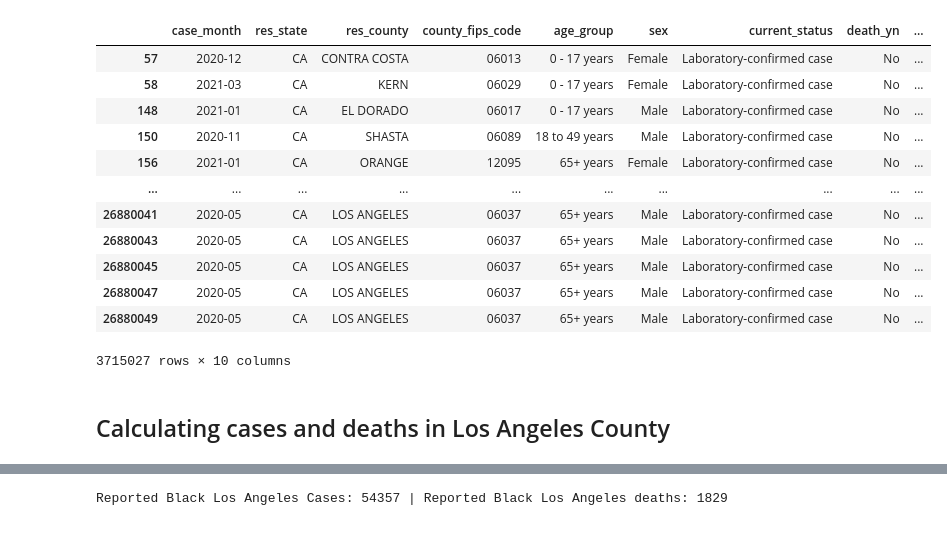
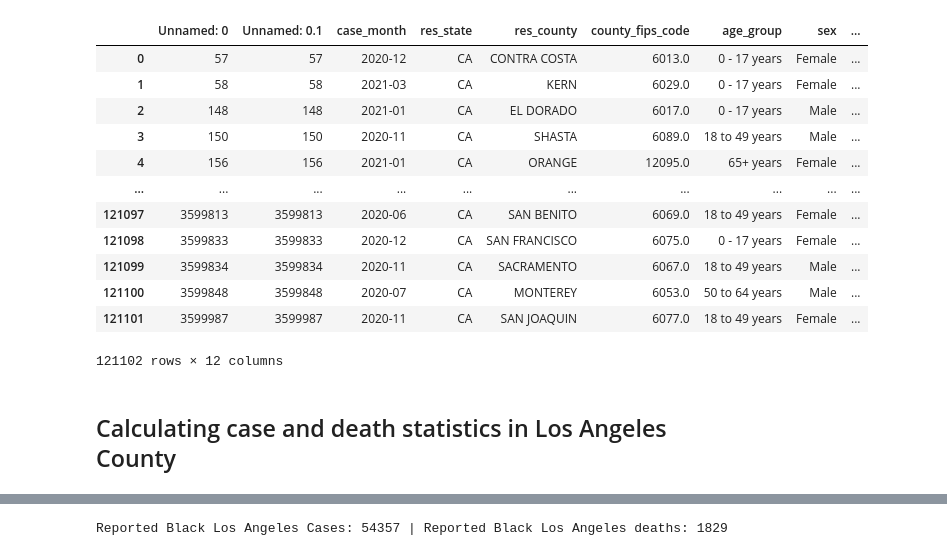
Before and after one commit to kevogil/covid-analysis, a Jupyter notebook: Notebooks/Analysis_And_Visualizations/percentage_deaths_vs_population_percentage.ipynb, the cells around one changed output, grey strips where cells are left out. Drawn from its saved outputs; the diff is of its cells as text; code cells hidden in the pictures.

Commit message:
Make moinor edits to percentage deaths ipynb

```diff
--- a/Notebooks/Analysis_And_Visualizations/percentage_deaths_vs_population_percentage.ipynb
+++ b/Notebooks/Analysis_And_Visualizations/percentage_deaths_vs_population_percentage.ipynb
@@ -113,20 +47,20 @@ los_angeles_stats_df
 | % Frequent Physical Distress Erro... | 12-14% |
 # %%
-ca_case_surveillance_clean_df = pd.DataFrame(dropped_cols_race_ethnicity_df.dropna(subset=["res_county", "county_fips_code"]))
+ca_case_surveillance_clean_df = pd.DataFrame(pd.read_csv("../../Resources/Clean/dummy_clean_data.csv", dtype={"FIPS Code": object}))
 ca_case_surveillance_clean_df
 # %% [output]
-|  | case_month | res_state | res_county | county_fips_code | age_group | sex | current_status | death_yn | ... |
-| 57 | 2020-12 | CA | CONTRA COSTA | 06013 | 0 - 17 years | Female | Laboratory-confirmed case | No | ... |
-| 58 | 2021-03 | CA | KERN | 06029 | 0 - 17 years | Female | Laboratory-confirmed case | No | ... |
-| 148 | 2021-01 | CA | EL DORADO | 06017 | 0 - 17 years | Male | Laboratory-confirmed case | No | ... |
-| 150 | 2020-11 | CA | SHASTA | 06089 | 18 to 49 years | Male | Laboratory-confirmed case | No | ... |
-| 156 | 2021-01 | CA | ORANGE | 12095 | 65+ years | Female | Laboratory-confirmed case | No | ... |
+|  | Unnamed: 0 | Unnamed: 0.1 | case_month | res_state | res_county | county_fips_code | age_group | sex | ... |
+| 0 | 57 | 57 | 2020-12 | CA | CONTRA COSTA | 6013.0 | 0 - 17 years | Female | ... |
+| 1 | 58 | 58 | 2021-03 | CA | KERN | 6029.0 | 0 - 17 years | Female | ... |
+| 2 | 148 | 148 | 2021-01 | CA | EL DORADO | 6017.0 | 0 - 17 years | Male | ... |
+| 3 | 150 | 150 | 2020-11 | CA | SHASTA | 6089.0 | 18 to 49 years | Male | ... |
+| 4 | 156 | 156 | 2021-01 | CA | ORANGE | 12095.0 | 65+ years | Female | ... |
 | ... | ... | ... | ... | ... | ... | ... | ... | ... | ... |
-| 26880041 | 2020-05 | CA | LOS ANGELES | 06037 | 65+ years | Male | Laboratory-confirmed case | No | ... |
-| 26880043 | 2020-05 | CA | LOS ANGELES | 06037 | 65+ years | Male | Laboratory-confirmed case | No | ... |
-| 26880045 | 2020-05 | CA | LOS ANGELES | 06037 | 65+ years | Male | Laboratory-confirmed case | No | ... |
-| 26880047 | 2020-05 | CA | LOS ANGELES | 06037 | 65+ years | Male | Laboratory-confirmed case | No | ... |
-| 26880049 | 2020-05 | CA | LOS ANGELES | 06037 | 65+ years | Male | Laboratory-confirmed case | No | ... |
+| 121097 | 3599813 | 3599813 | 2020-06 | CA | SAN BENITO | 6069.0 | 18 to 49 years | Female | ... |
+| 121098 | 3599833 | 3599833 | 2020-12 | CA | SAN FRANCISCO | 6075.0 | 0 - 17 years | Female | ... |
+| 121099 | 3599834 | 3599834 | 2020-11 | CA | SACRAMENTO | 6067.0 | 18 to 49 years | Male | ... |
+| 121100 | 3599848 | 3599848 | 2020-07 | CA | MONTEREY | 6053.0 | 50 to 64 years | Male | ... |
+| 121101 | 3599987 | 3599987 | 2020-11 | CA | SAN JOAQUIN | 6077.0 | 18 to 49 years | Female | ... |
-3715027 rows × 10 columns
+121102 rows × 12 columns
 # %% [markdown]
-## Calculating cases and deaths in Los Angeles County
+## Calculating case and death statistics in Los Angeles County
```
Also changed, not shown: parts of 15 cells of this notebook.
